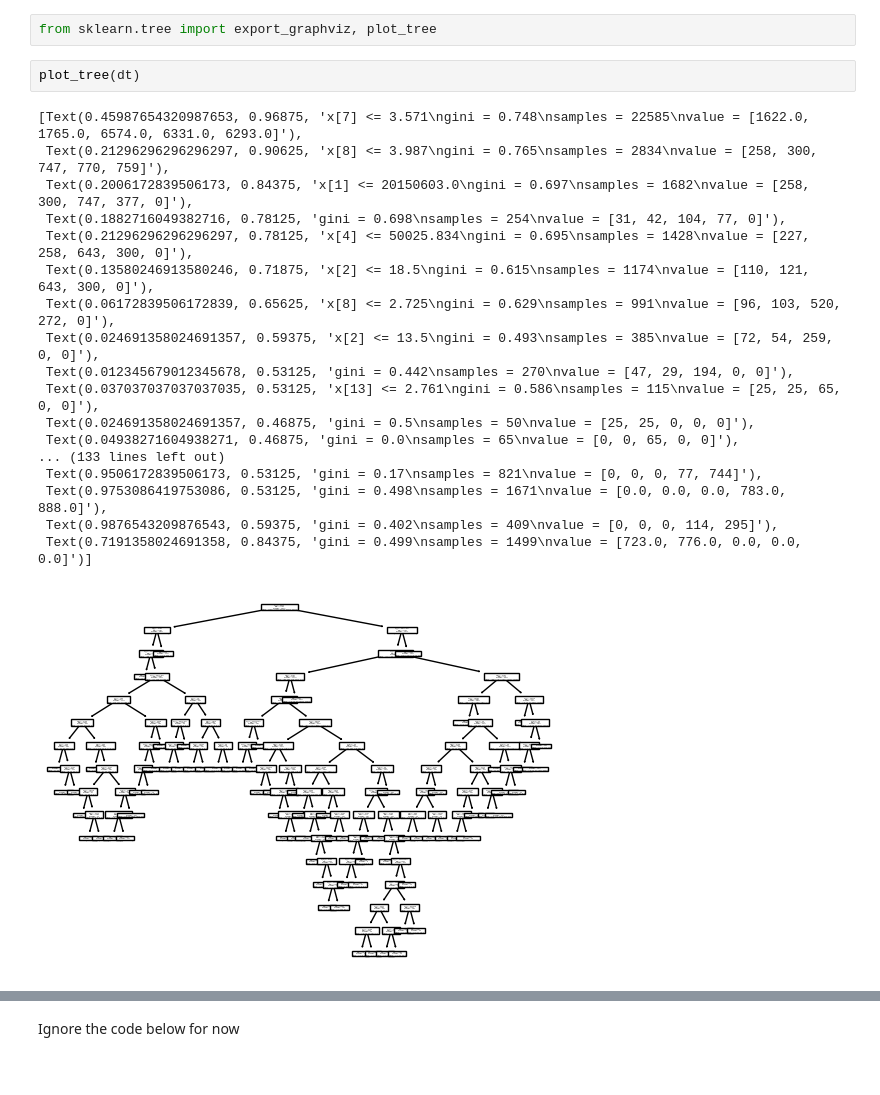
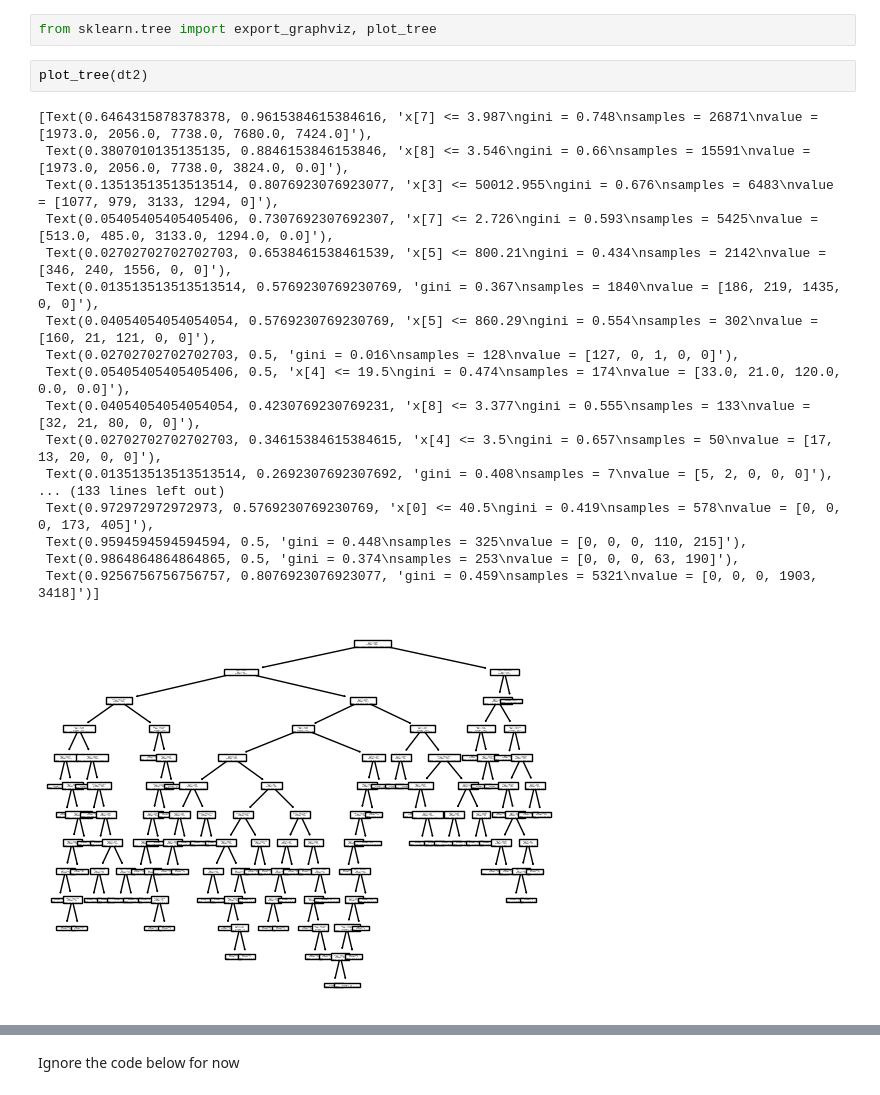
Before and after one commit to IainHenn/Customer-Churn, a Jupyter notebook: week3_model_building.ipynb, the cells around one changed output, grey strips where cells are left out. Saved outputs shown, nothing was run; the diff lists cells and outputs as text.

```diff
--- a/week3_model_building.ipynb
+++ b/week3_model_building.ipynb
@@ -692,26 +699,26 @@ import graphviz
 # %%
 from sklearn.tree import export_graphviz, plot_tree
 # %%
-plot_tree(dt)
+plot_tree(dt2)
 # %% [output]
-[Text(0.45987654320987653, 0.96875, 'x[7] <= 3.571\ngini = 0.748\nsamples = 22585\nvalue = [1622.0, 1765.0, 6574.0, 6331.0, 6293.0]'),
- Text(0.21296296296296297, 0.90625, 'x[8] <= 3.987\ngini = 0.765\nsamples = 2834\nvalue = [258, 300, 747, 770, 759]'),
- Text(0.2006172839506173, 0.84375, 'x[1] <= 20150603.0\ngini = 0.697\nsamples = 1682\nvalue = [258, 300, 747, 377, 0]'),
- Text(0.1882716049382716, 0.78125, 'gini = 0.698\nsamples = 254\nvalue = [31, 42, 104, 77, 0]'),
- Text(0.21296296296296297, 0.78125, 'x[4] <= 50025.834\ngini = 0.695\nsamples = 1428\nvalue = [227, 258, 643, 300, 0]'),
- Text(0.13580246913580246, 0.71875, 'x[2] <= 18.5\ngini = 0.615\nsamples = 1174\nvalue = [110, 121, 643, 300, 0]'),
- Text(0.06172839506172839, 0.65625, 'x[8] <= 2.725\ngini = 0.629\nsamples = 991\nvalue = [96, 103, 520, 272, 0]'),
- Text(0.024691358024691357, 0.59375, 'x[2] <= 13.5\ngini = 0.493\nsamples = 385\nvalue = [72, 54, 259, 0, 0]'),
- Text(0.012345679012345678, 0.53125, 'gini = 0.442\nsamples = 270\nvalue = [47, 29, 194, 0, 0]'),
- Text(0.037037037037037035, 0.53125, 'x[13] <= 2.761\ngini = 0.586\nsamples = 115\nvalue = [25, 25, 65, 0, 0]'),
- Text(0.024691358024691357, 0.46875, 'gini = 0.5\nsamples = 50\nvalue = [25, 25, 0, 0, 0]'),
- Text(0.04938271604938271, 0.46875, 'gini = 0.0\nsamples = 65\nvalue = [0, 0, 65, 0, 0]'),
+[Text(0.6464315878378378, 0.9615384615384616, 'x[7] <= 3.987\ngini = 0.748\nsamples = 26871\nvalue = [1973.0, 2056.0, 7738.0, 7680.0, 7424.0]'),
+ Text(0.3807010135135135, 0.8846153846153846, 'x[8] <= 3.546\ngini = 0.66\nsamples = 15591\nvalue = [1973.0, 2056.0, 7738.0, 3824.0, 0.0]'),
+ Text(0.13513513513513514, 0.8076923076923077, 'x[3] <= 50012.955\ngini = 0.676\nsamples = 6483\nvalue = [1077, 979, 3133, 1294, 0]'),
+ Text(0.05405405405405406, 0.7307692307692307, 'x[7] <= 2.726\ngini = 0.593\nsamples = 5425\nvalue = [513.0, 485.0, 3133.0, 1294.0, 0.0]'),
+ Text(0.02702702702702703, 0.6538461538461539, 'x[5] <= 800.21\ngini = 0.434\nsamples = 2142\nvalue = [346, 240, 1556, 0, 0]'),
+ Text(0.013513513513513514, 0.5769230769230769, 'gini = 0.367\nsamples = 1840\nvalue = [186, 219, 1435, 0, 0]'),
+ Text(0.04054054054054054, 0.5769230769230769, 'x[5] <= 860.29\ngini = 0.554\nsamples = 302\nvalue = [160, 21, 121, 0, 0]'),
+ Text(0.02702702702702703, 0.5, 'gini = 0.016\nsamples = 128\nvalue = [127, 0, 1, 0, 0]'),
+ Text(0.05405405405405406, 0.5, 'x[4] <= 19.5\ngini = 0.474\nsamples = 174\nvalue = [33.0, 21.0, 120.0, 0.0, 0.0]'),
+ Text(0.04054054054054054, 0.4230769230769231, 'x[8] <= 3.377\ngini = 0.555\nsamples = 133\nvalue = [32, 21, 80, 0, 0]'),
+ Text(0.02702702702702703, 0.34615384615384615, 'x[4] <= 3.5\ngini = 0.657\nsamples = 50\nvalue = [17, 13, 20, 0, 0]'),
+ Text(0.013513513513513514, 0.2692307692307692, 'gini = 0.408\nsamples = 7\nvalue = [5, 2, 0, 0, 0]'),
 ... (133 lines left out)
- Text(0.9506172839506173, 0.53125, 'gini = 0.17\nsamples = 821\nvalue = [0, 0, 0, 77, 744]'),
- Text(0.9753086419753086, 0.53125, 'gini = 0.498\nsamples = 1671\nvalue = [0.0, 0.0, 0.0, 783.0, 888.0]'),
- Text(0.9876543209876543, 0.59375, 'gini = 0.402\nsamples = 409\nvalue = [0, 0, 0, 114, 295]'),
- Text(0.7191358024691358, 0.84375, 'gini = 0.499\nsamples = 1499\nvalue = [723.0, 776.0, 0.0, 0.0, 0.0]')]
+ Text(0.972972972972973, 0.5769230769230769, 'x[0] <= 40.5\ngini = 0.419\nsamples = 578\nvalue = [0, 0, 0, 173, 405]'),
+ Text(0.9594594594594594, 0.5, 'gini = 0.448\nsamples = 325\nvalue = [0, 0, 0, 110, 215]'),
+ Text(0.9864864864864865, 0.5, 'gini = 0.374\nsamples = 253\nvalue = [0, 0, 0, 63, 190]'),
+ Text(0.9256756756756757, 0.8076923076923077, 'gini = 0.459\nsamples = 5321\nvalue = [0, 0, 0, 1903, 3418]')]
-[figure, old version]
+[figure, new version]
 # %%
 fig, axes = plt.subplots(nrows = 1, ncols = 1, figsize = (30, 30))
 
```
Also changed, not shown: parts of 19 cells of this notebook, 7 other files.
